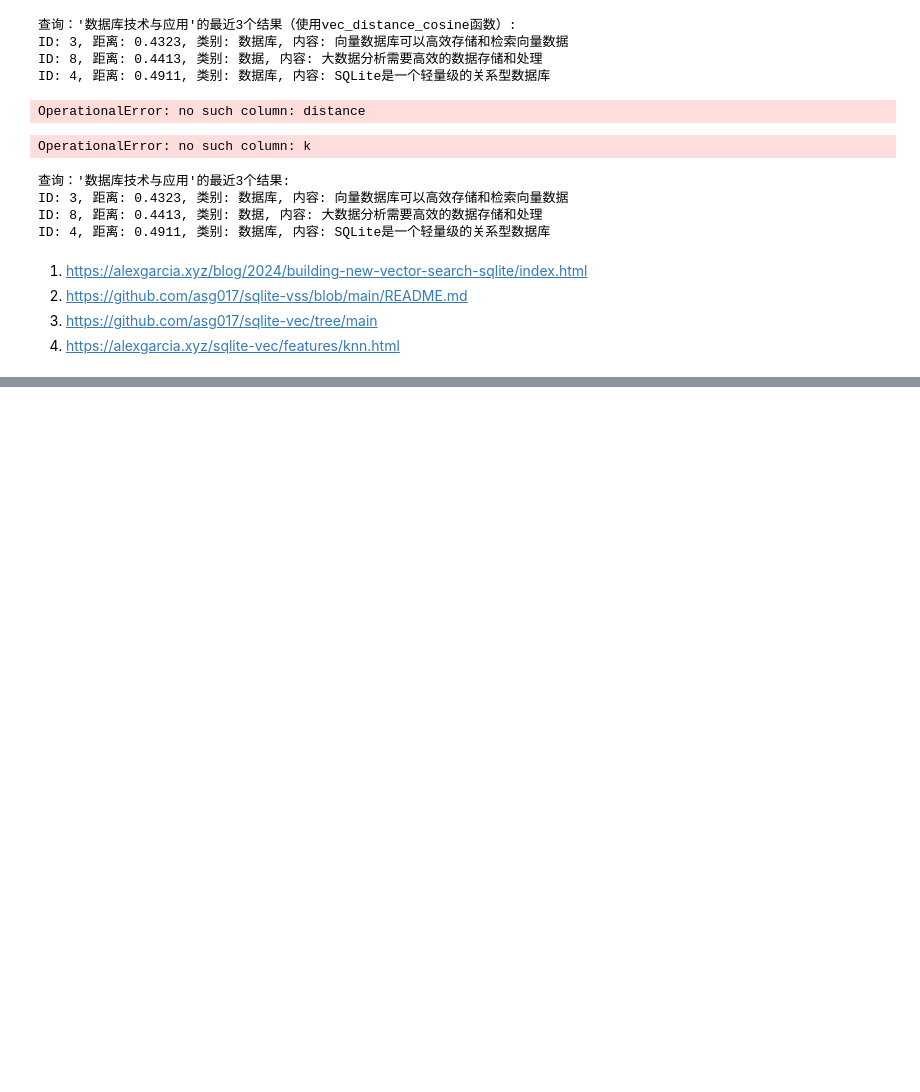
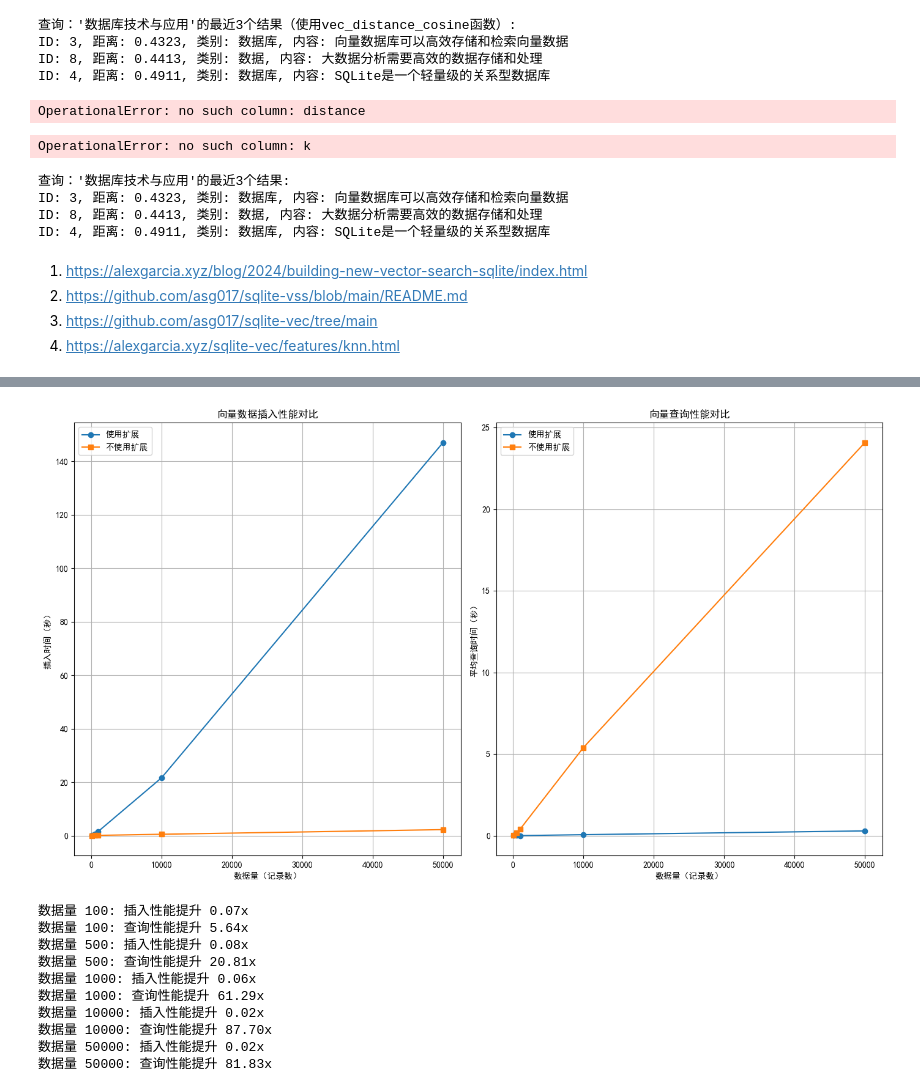
Before and after one commit to li-xiu-qi/XiaokeAILabs, a Jupyter notebook: datas/test_sqlite/advance_sqlite_vec_tutorial.ipynb, the cells around one changed output, grey strips where cells are left out. Saved outputs shown, nothing was run; the diff lists cells and outputs as text; code cells hidden in the pictures; blank space fills up the shorter version.

```diff
--- a/datas/test_sqlite/advance_sqlite_vec_tutorial.ipynb
+++ b/datas/test_sqlite/advance_sqlite_vec_tutorial.ipynb
@@ -92,7 +92,7 @@ print(f"模型输出维度: {embedding_dim}")
 模型输出维度: 1024
 # %%
 # 创建一个SQLite数据库连接
-db_path = "vector_demo.db"
+db_path = "vector_demo1.db"
 conn = sqlite3.connect(db_path)
 cursor = conn.cursor()
 # %%
@@ -113,7 +113,7 @@ except Exception as e:
 成功加载sqlite-vec扩展，版本: v0.1.7-alpha.2
 # %%
 # 创建一个SQLite数据库连接
-no_vec0_db_path = "vec_no_vec0.db"
+no_vec0_db_path = "vec_no_vec1.db"
 no_vec0_conn = sqlite3.connect(no_vec0_db_path)
 no_vec0_cursor = no_vec0_conn.cursor()
 # %%
@@ -398,0 +626,4 @@ ID: 4, 距离: 0.4911, 类别: 数据库, 内容: SQLite是一个轻量级的关
+# %%
+# 运行性能测试
+print("开始执行性能对比测试...")
+results = run_performance_comparison()
@@ -398,0 +648,62 @@ ID: 4, 距离: 0.4911, 类别: 数据库, 内容: SQLite是一个轻量级的关
+# %%
+# 配置simhei 字体
+plt.rcParams['font.sans-serif'] = ['SimHei']  # 设置字体为黑体
+plt.rcParams['axes.unicode_minus'] = False  # 显示负号
+# 可视化性能测试结果
+def visualize_results(results):
+    if not results:
+        print("没有可视化的结果")
+        return
+
+    plt.figure(figsize=(14, 8))
+
+    # 创建插入时间对比图
+    plt.subplot(1, 2, 1)
+    plt.plot(results['data_sizes'], results['insert_times_with_extension'], 'o-', label='使用扩展')
+    plt.plot(results['data_sizes'], results['insert_times_without_extension'], 's-', label='不使用扩展')
+    plt.title('向量数据插入性能对比')
+    plt.xlabel('数据量（记录数）')
+    plt.ylabel('插入时间（秒）')
+    plt.grid(True)
+    plt.legend()
+
+    # 创建查询时间对比图
+    plt.subplot(1, 2, 2)
+    plt.plot(results['data_sizes'], results['query_times_with_extension'], 'o-', label='使用扩展')
+    plt.plot(results['data_sizes'], results['query_times_without_extension'], 's-', label='不使用扩展')
+    plt.title('向量查询性能对比')
+    plt.xlabel('数据量（记录数）')
+    plt.ylabel('平均查询时间（秒）')
+    plt.grid(True)
+    plt.legend()
+
+    plt.tight_layout()
+    plt.show()
+
+    # 计算性能提升比例
+    for i, size in enumerate(results['data_sizes']):
+        if (results['insert_times_with_extension'][i] is not None and
+            results['insert_times_without_extension'][i] is not None):
+            insert_speedup = results['insert_times_without_extension'][i] / results['insert_times_with_extension'][i]
+            print(f"数据量 {size}: 插入性能提升 {insert_speedup:.2f}x")
+
+        if (results['query_times_with_extension'][i] is not None and
+            results['query_times_without_extension'][i] is not None):
+            query_speedup = results['query_times_without_extension'][i] / results['query_times_with_extension'][i]
+            print(f"数据量 {size}: 查询性能提升 {query_speedup:.2f}x")
+
+# 可视化结果
+if results:
+    visualize_results(results)
+# %% [output]
+[figure, added]
+数据量 100: 插入性能提升 0.07x
+数据量 100: 查询性能提升 5.64x
+数据量 500: 插入性能提升 0.08x
+数据量 500: 查询性能提升 20.81x
+数据量 1000: 插入性能提升 0.06x
+数据量 1000: 查询性能提升 61.29x
+数据量 10000: 插入性能提升 0.02x
+数据量 10000: 查询性能提升 87.70x
+数据量 50000: 插入性能提升 0.02x
+数据量 50000: 查询性能提升 81.83x
```
Also changed, not shown: parts of 8 cells of this notebook, 9 other files.
